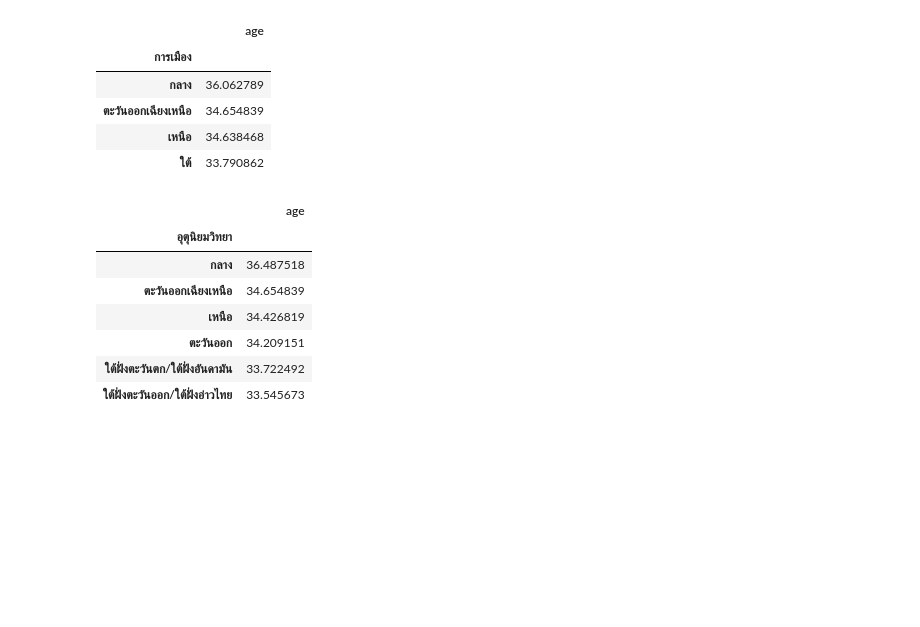
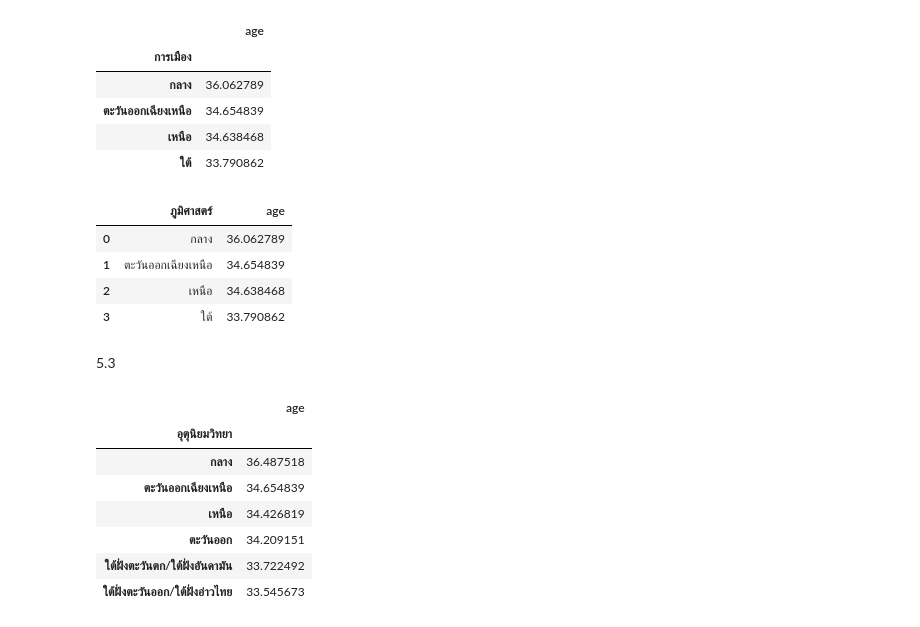
Before and after one commit to PhinyadaPhen/data_viz_2022, a Jupyter notebook: BasicPython&DataViz_midterm2022.ipynb, the cells around one changed output. Cells and saved outputs as stored; diff of their text form; code cells hidden in the pictures; blank space fills up the shorter version.

```diff
--- a/BasicPython&DataViz_midterm2022.ipynb
+++ b/BasicPython&DataViz_midterm2022.ipynb
@@ -694,6 +698,23 @@ mean_region_การเมือง.iloc[:,1:2]
 | ตะวันออกเฉียงเหนือ | 34.654839 |
 | เหนือ | 34.638468 |
 | ใต้ | 33.790862 |
+# %%
+data_policy =[['กลาง','36.062789'],
+['ตะวันออกเฉียงเหนือ',	'34.654839'],
+['เหนือ',	'34.638468'],
+['ใต้',	'33.790862']]
+headers = ['การเมือง','age']
+# %%
+data_mean_policy= pd.DataFrame.from_records(data_policy,columns=headers) # สร้าง dataframe
+data_mean_policy
+# %% [output]
+|  | ภูมิศาสตร์ | age |
+| 0 | กลาง | 36.062789 |
+| 1 | ตะวันออกเฉียงเหนือ | 34.654839 |
+| 2 | เหนือ | 34.638468 |
+| 3 | ใต้ | 33.790862 |
+# %% [markdown]
+5.3
 # %%
 mean_region_อุตุนิยมวิทยา = data.groupby('อุตุนิยมวิทยา').mean().sort_values(by=['age'],ascending=False)
 mean_region_อุตุนิยมวิทยา.iloc[:,1:2]
```
Also changed, not shown: parts of 8 cells of this notebook.
